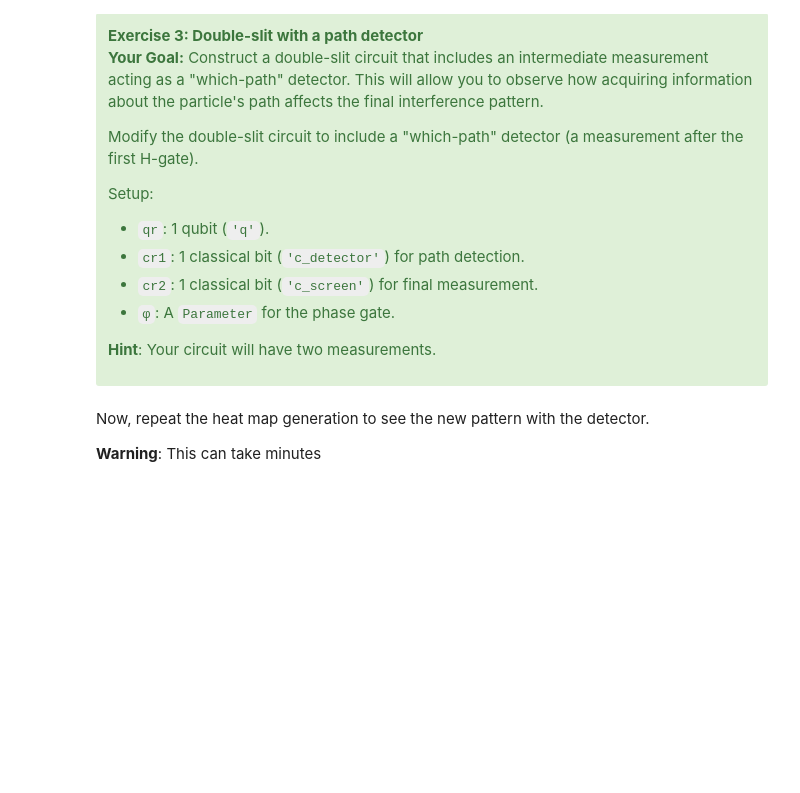
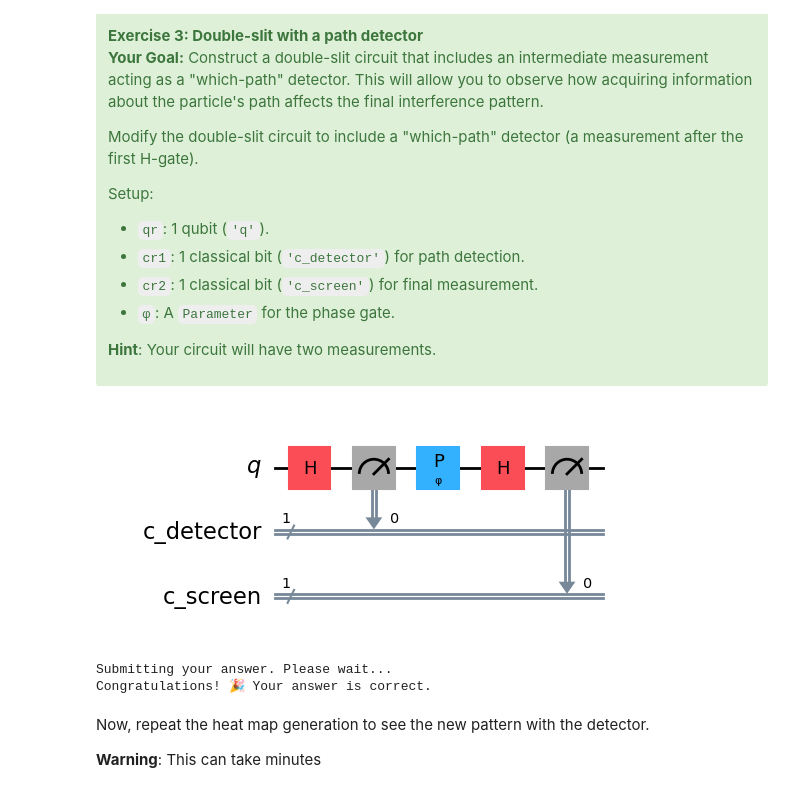
Before and after one commit to sepidi/qgss-2025, a Jupyter notebook: lab-1/lab1.ipynb, the cells around one changed output. Saved outputs shown, nothing was run; the diff lists cells and outputs as text; code cells hidden in the pictures; blank space fills up the shorter version.

```diff
--- a/lab-1/lab1.ipynb
+++ b/lab-1/lab1.ipynb
@@ -581,23 +588,32 @@ Setup:
 **Hint**: Your circuit will have two measurements.
 </div>
 # %%
+from qiskit import QuantumCircuit, QuantumRegister, ClassicalRegister
 qr = QuantumRegister(1, name='q')
 cr1 = ClassicalRegister(1, name='c_detector')
 cr2 = ClassicalRegister(1, name='c_screen')
 double_slit_with_detector = QuantumCircuit(qr, cr1, cr2)
 
 φ = Parameter('φ')
 
 #your code here
-
-
+double_slit_with_detector.h(qr[0])  # Apply Hadamard gate to create superposition
+double_slit_with_detector.measure(qr[0], cr1[0])
+double_slit_with_detector.p(φ, qr[0])
+double_slit_with_detector.h(qr[0])
+double_slit_with_detector.measure(qr[0], cr2[0])
 
 #end of your code
 
 double_slit_with_detector.draw('mpl')
+# %% [output]
+[figure, added]
 # %%
 # Submit your answer using the following code
 grade_lab1_ex3(double_slit_with_detector)
+# %% [output]
+Submitting your answer. Please wait...
+Congratulations! 🎉 Your answer is correct.
 # %% [markdown]
 Now, repeat the heat map generation to see the new pattern with the detector.
 
```
Also changed, not shown: parts of 14 cells of this notebook, 1 other file.
